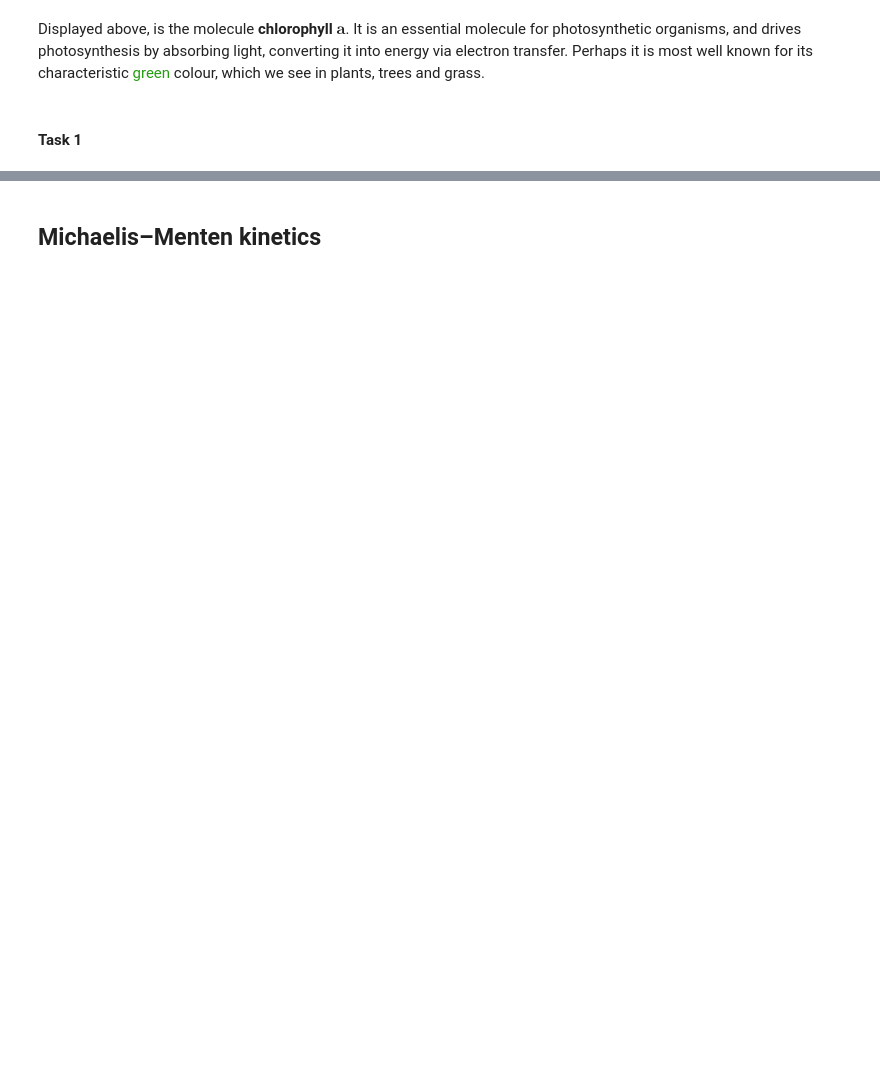
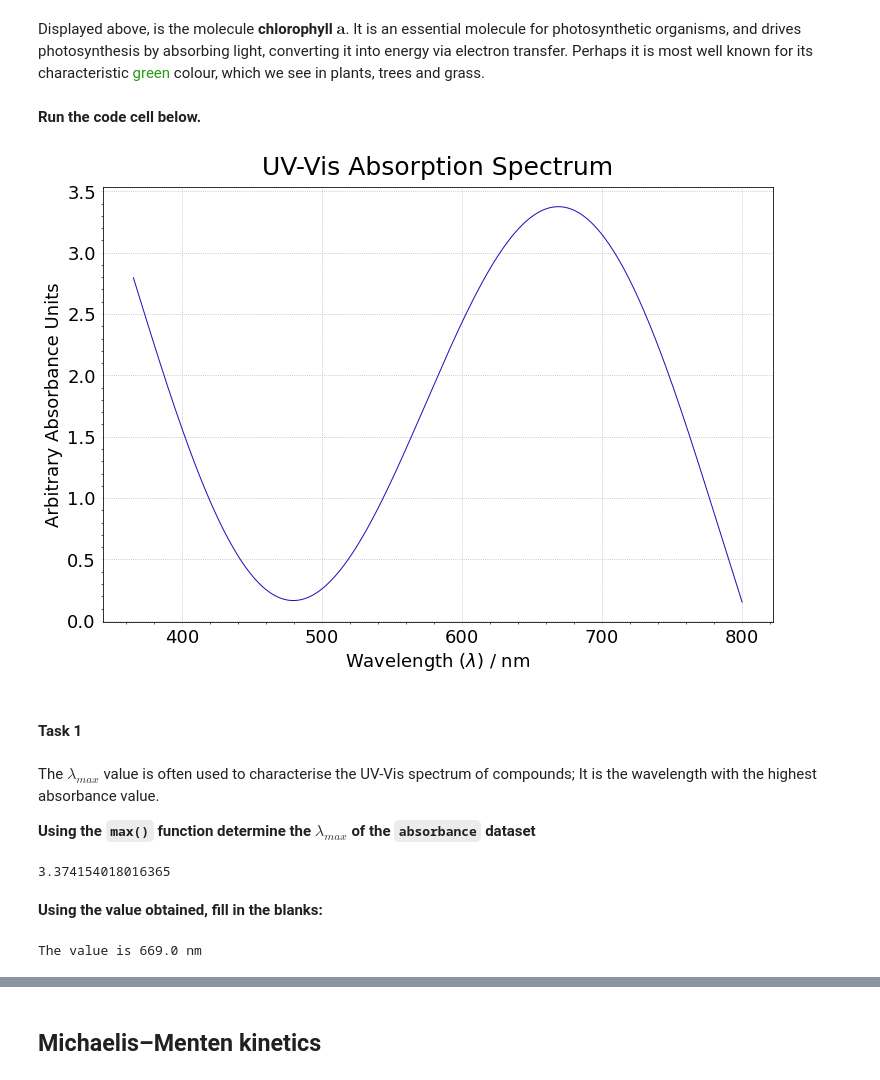
Before and after one commit to THargreaves/beginners-python, a Jupyter notebook: session_two/session_two_biochem_answers.ipynb, the cells around one changed output, grey strips where cells are left out. Saved outputs shown, nothing was run; the diff lists cells and outputs as text; code cells hidden in the pictures; blank space fills up the shorter version.

```diff
--- a/session_two/session_two_biochem_answers.ipynb
+++ b/session_two/session_two_biochem_answers.ipynb
@@ -16,5 +16,47 @@ A human eye can detect wavelengths of light between 380 to 740 nanometers, this
 <center><img src="./session_two_files/chlorophyll_structure.svg" width="200" align="center"/>
 # %% [markdown]
 Displayed above, is the molecule **chlorophyll** $\boldsymbol{a}$. It is an essential molecule for photosynthetic organisms, and drives photosynthesis by absorbing light, converting it into energy via electron transfer. Perhaps it is most well known for its characteristic <span style="color:#259B13">green</span> colour, which we see in plants, trees and grass.
+# %% [markdown]
+**Run the code cell below.**
+# %%
+#Run this code
+#Creating an array to input wavelength and absorbance values
+wavelength = np.linspace(365,800,436)
+absorbance = np.empty(436)
+aa = len(absorbance)
+
+#Defining a function to represent the spectrum
+for i in range(aa):
+    absorbance[i] = -np.cos((2*wavelength[i]-40)/280)+np.sin((2*wavelength[i]-40)/280)-(5/2)*np.cos((4*wavelength[i]-40)/280) - (1/2)*np.sin((4*wavelength[i]-40)/280) +1.8
+
+#plotting graph
+plt.figure(figsize=(12,8))
+plt.xlabel('Wavelength ($\lambda$) / nm',fontsize=18)
+plt.ylabel('Arbitrary Absorbance Units',fontsize=18)
+plt.title('UV-Vis Absorption Spectrum',pad=12, fontsize=25)
+plt.grid(linestyle='dotted',c='0.7')
+plt.plot(wavelength,absorbance,lw=1,c='#2909B9')
+plt.tick_params(color='0.9',labelsize=18)
+plt.minorticks_on()
+# %% [output]
+[figure, added]
 # %% [markdown]
  #### **Task 1**
+# %% [markdown]
+The ${\lambda_{max}}$ value is often used to characterise the UV-Vis spectrum of compounds; It is the wavelength with the highest absorbance value.
+
+**Using the `max()` function determine the ${\lambda_{max}}$ of the `absorbance` dataset**
+# %%
+#printing max absorbance
+print(max(absorbance))
+# %% [output]
+3.374154018016365
+# %% [markdown]
+**Using the value obtained, fill in the blanks:**
+# %%
+#Code to deduce the x-val using the maximum y-val
+max_abs = max(absorbance)
+max_wav = wavelength[absorbance.argmax()]
+print("The value is",max_wav, "nm")
+# %% [output]
+The value is 669.0 nm
```
Also changed, not shown: parts of 23 cells of this notebook.
